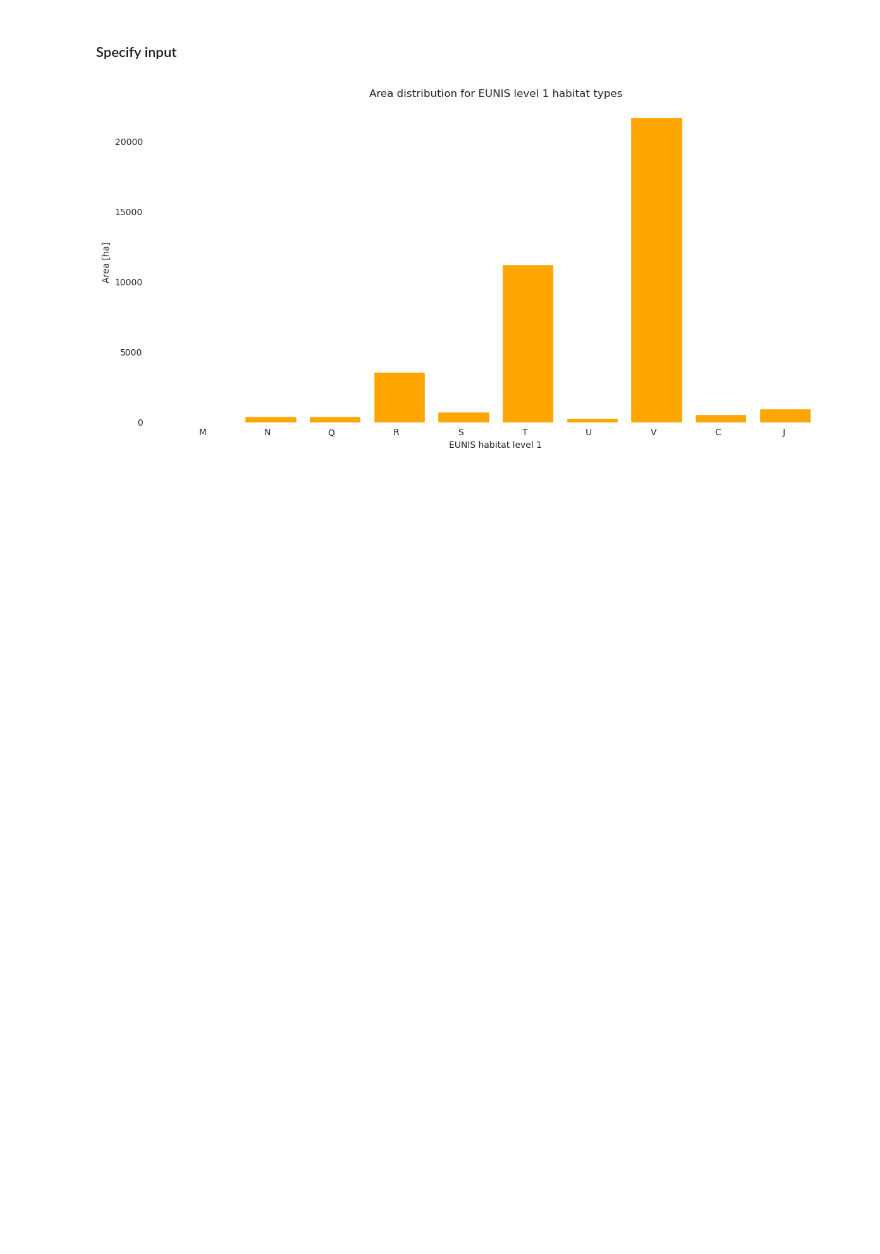
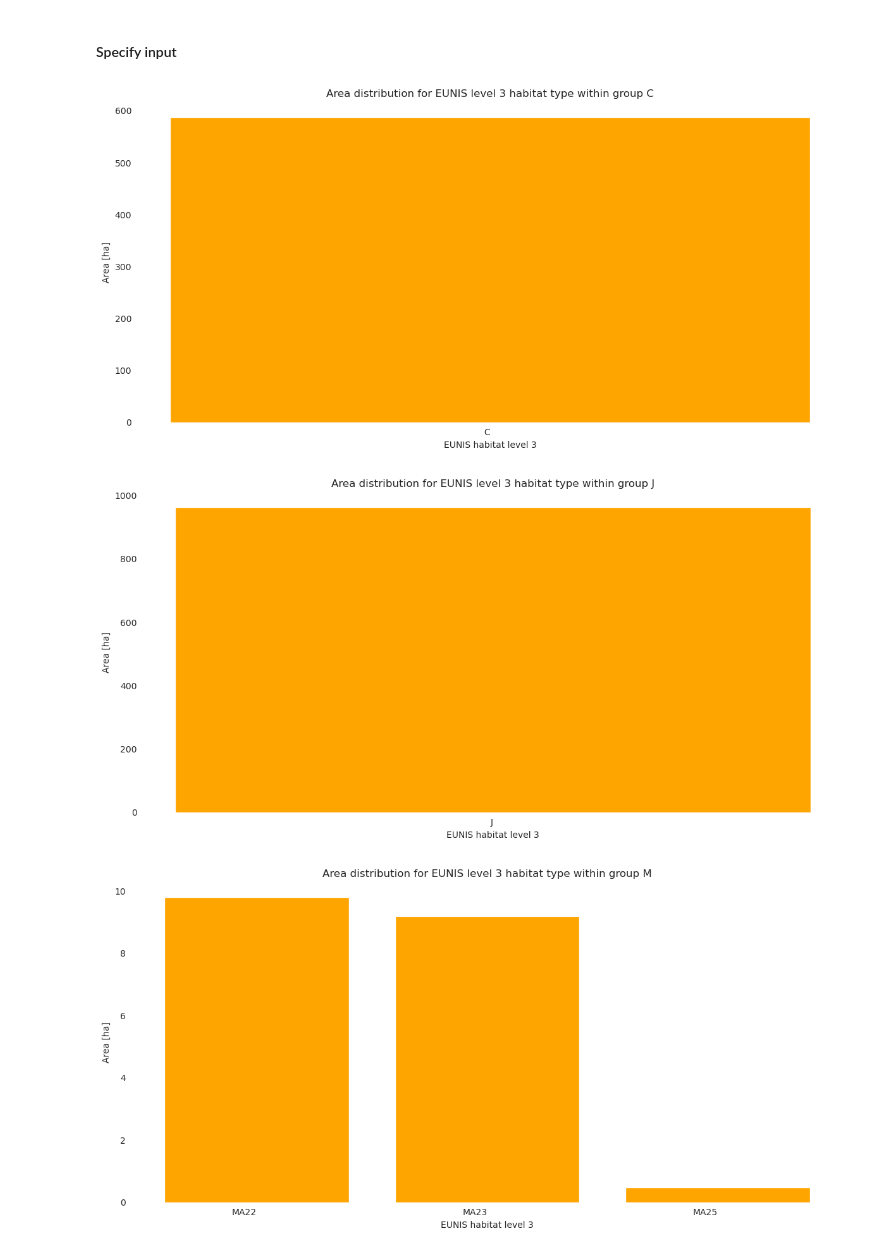
Before and after one commit to mbuchhorn/training_material, a Jupyter notebook: SONATA/step10_evaluation-metrics.ipynb, the cells around one changed output. Drawn from its saved outputs; the diff is of its cells as text; code cells hidden in the pictures; blank space fills up the shorter version.

```diff
--- a/SONATA/step10_evaluation-metrics.ipynb
+++ b/SONATA/step10_evaluation-metrics.ipynb
@@ -114,11 +114,13 @@ def plot_habitat_distribution(area_df, label_col, area_col, level, split = False
 # %% [markdown]
 #### Specify input
 # %%
-level = 1
-raster_path = f"/data/habitat/serbia/inference/Continental/2024/merge_levels/output/CON_habitat-map_L{level}_tile.tif"
+level = 3
+raster_path = f"/data/habitat/serbia/inference/Continental/2024/merge_levels/CON_habitat-map_L{level}_tile.tif"
 lut_path = "./data/LUT_topology_EUNIS2021plus_v1.xlsx"
 area_df = compute_habitat_area(raster_path, lut_path)
 plot_habitat_distribution(area_df, label_col=f"eunis_code", area_col="Area_Ha", level=level, split = True)
 print(area_df.head)
 # %% [output]
-[figure, old version]
+[figure, new version]
+[figure, added]
+[figure, added]
```
Also changed, not shown: parts of 1 cell of this notebook, 1 other file.
